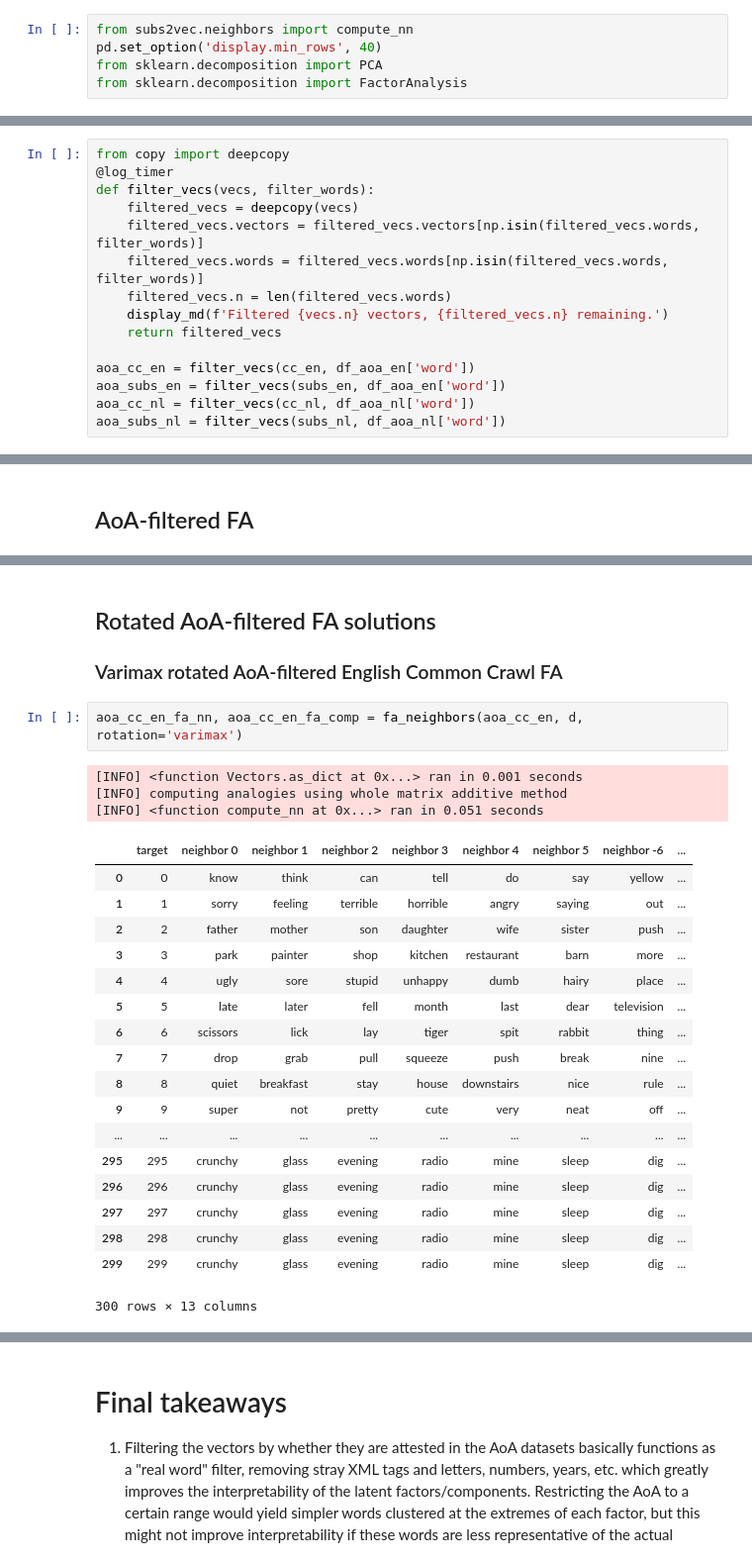
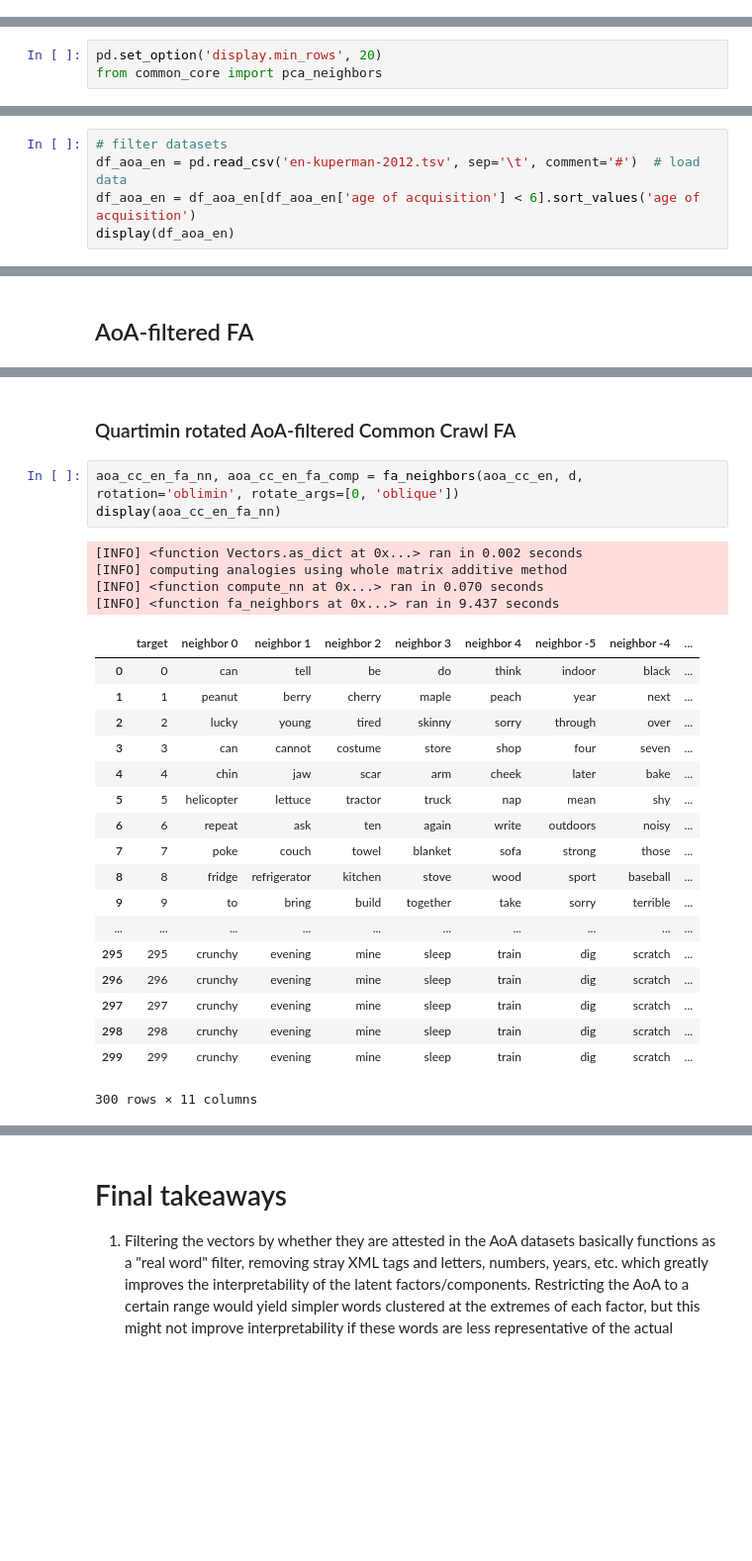
Before and after one commit to jvparidon/interpretable-embeddings, a Jupyter notebook: embedding_decomposition.ipynb, the cells around one changed output, grey strips where cells are left out. Shown at 99% size. Cells and saved outputs as stored; diff of their text form; blank space fills up the shorter version.

```diff
--- a/embedding_decomposition.ipynb
+++ b/embedding_decomposition.ipynb
@@ -192,8 +109,3 @@ subs_nl_corrs = correlations(subs_nl, d)
 # %% [markdown]
 # Decompositions
 ## Principal Components Analysis
-# %%
-from subs2vec.neighbors import compute_nn
-pd.set_option('display.min_rows', 40)
-from sklearn.decomposition import PCA
-from sklearn.decomposition import FactorAnalysis
@@ -208 +112,4 @@ def pca_neighbors(vecs, d, num_neighbors=6):
+# %%
+pd.set_option('display.min_rows', 20)
+from common_core import pca_neighbors
 # %% [markdown]
@@ -587,15 +232,0 @@ Regardless, we have 2000 low-AoA words (with some noise) for both English and Du
-# %%
-from copy import deepcopy
-@log_timer
-def filter_vecs(vecs, filter_words):
-    filtered_vecs = deepcopy(vecs)
-    filtered_vecs.vectors = filtered_vecs.vectors[np.isin(filtered_vecs.words, filter_words)]
-    filtered_vecs.words = filtered_vecs.words[np.isin(filtered_vecs.words, filter_words)]
-    filtered_vecs.n = len(filtered_vecs.words)
-    display_md(f'Filtered {vecs.n} vectors, {filtered_vecs.n} remaining.')
-    return filtered_vecs
-
-aoa_cc_en = filter_vecs(cc_en, df_aoa_en['word'])
-aoa_subs_en = filter_vecs(subs_en, df_aoa_en['word'])
-aoa_cc_nl = filter_vecs(cc_nl, df_aoa_nl['word'])
-aoa_subs_nl = filter_vecs(subs_nl, df_aoa_nl['word'])
@@ -715,0 +419,5 @@ aoa_subs_nl_pca_nn, aoa_subs_nl_pca_comp = pca_neighbors(aoa_subs_nl, d)
+# %%
+# filter datasets
+df_aoa_en = pd.read_csv('en-kuperman-2012.tsv', sep='\t', comment='#')  # load data
+df_aoa_en = df_aoa_en[df_aoa_en['age of acquisition'] < 6].sort_values('age of acquisition')
+display(df_aoa_en)
@@ -822,27 +714,28 @@ aoa_subs_nl_fa_nn, aoa_subs_nl_fa_comp = fa_neighbors(aoa_subs_nl, d)
 # %% [markdown]
-## Rotated AoA-filtered FA solutions
-### Varimax rotated AoA-filtered English Common Crawl FA
+### Quartimin rotated AoA-filtered Common Crawl FA
 # %%
-aoa_cc_en_fa_nn, aoa_cc_en_fa_comp = fa_neighbors(aoa_cc_en, d, rotation='varimax')
+aoa_cc_en_fa_nn, aoa_cc_en_fa_comp = fa_neighbors(aoa_cc_en, d, rotation='oblimin', rotate_args=[0, 'oblique'])
+display(aoa_cc_en_fa_nn)
 # %% [output]
-[INFO] <function Vectors.as_dict at 0x...> ran in 0.001 seconds
+[INFO] <function Vectors.as_dict at 0x...> ran in 0.002 seconds
 [INFO] computing analogies using whole matrix additive method
-[INFO] <function compute_nn at 0x...> ran in 0.051 seconds
+[INFO] <function compute_nn at 0x...> ran in 0.070 seconds
+[INFO] <function fa_neighbors at 0x...> ran in 9.437 seconds
-|  | target | neighbor 0 | neighbor 1 | neighbor 2 | neighbor 3 | neighbor 4 | neighbor 5 | neighbor -6 | ... |
-| 0 | 0 | know | think | can | tell | do | say | yellow | ... |
-| 1 | 1 | sorry | feeling | terrible | horrible | angry | saying | out | ... |
-| 2 | 2 | father | mother | son | daughter | wife | sister | push | ... |
-| 3 | 3 | park | painter | shop | kitchen | restaurant | barn | more | ... |
-| 4 | 4 | ugly | sore | stupid | unhappy | dumb | hairy | place | ... |
-| 5 | 5 | late | later | fell | month | last | dear | television | ... |
-| 6 | 6 | scissors | lick | lay | tiger | spit | rabbit | thing | ... |
-| 7 | 7 | drop | grab | pull | squeeze | push | break | nine | ... |
-| 8 | 8 | quiet | breakfast | stay | house | downstairs | nice | rule | ... |
-| 9 | 9 | super | not | pretty | cute | very | neat | off | ... |
+|  | target | neighbor 0 | neighbor 1 | neighbor 2 | neighbor 3 | neighbor 4 | neighbor -5 | neighbor -4 | ... |
+| 0 | 0 | can | tell | be | do | think | indoor | black | ... |
+| 1 | 1 | peanut | berry | cherry | maple | peach | year | next | ... |
+| 2 | 2 | lucky | young | tired | skinny | sorry | through | over | ... |
+| 3 | 3 | can | cannot | costume | store | shop | four | seven | ... |
+| 4 | 4 | chin | jaw | scar | arm | cheek | later | bake | ... |
+| 5 | 5 | helicopter | lettuce | tractor | truck | nap | mean | shy | ... |
+| 6 | 6 | repeat | ask | ten | again | write | outdoors | noisy | ... |
+| 7 | 7 | poke | couch | towel | blanket | sofa | strong | those | ... |
+| 8 | 8 | fridge | refrigerator | kitchen | stove | wood | sport | baseball | ... |
+| 9 | 9 | to | bring | build | together | take | sorry | terrible | ... |
 | ... | ... | ... | ... | ... | ... | ... | ... | ... | ... |
-| 295 | 295 | crunchy | glass | evening | radio | mine | sleep | dig | ... |
-| 296 | 296 | crunchy | glass | evening | radio | mine | sleep | dig | ... |
-| 297 | 297 | crunchy | glass | evening | radio | mine | sleep | dig | ... |
-| 298 | 298 | crunchy | glass | evening | radio | mine | sleep | dig | ... |
-| 299 | 299 | crunchy | glass | evening | radio | mine | sleep | dig | ... |
+| 295 | 295 | crunchy | evening | mine | sleep | train | dig | scratch | ... |
+| 296 | 296 | crunchy | evening | mine | sleep | train | dig | scratch | ... |
+| 297 | 297 | crunchy | evening | mine | sleep | train | dig | scratch | ... |
+| 298 | 298 | crunchy | evening | mine | sleep | train | dig | scratch | ... |
+| 299 | 299 | crunchy | evening | mine | sleep | train | dig | scratch | ... |
-300 rows × 13 columns
+300 rows × 11 columns
```
Also changed, not shown: parts of 105 cells of this notebook, 6 other files.
